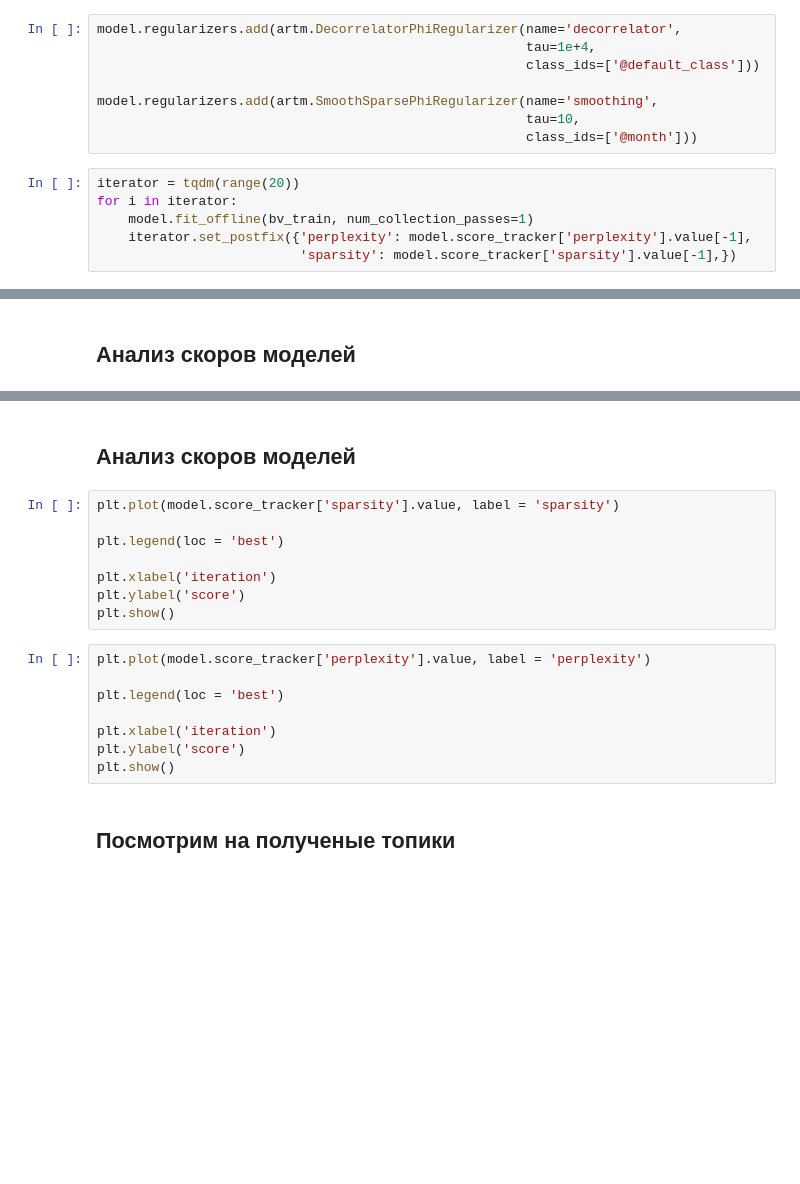
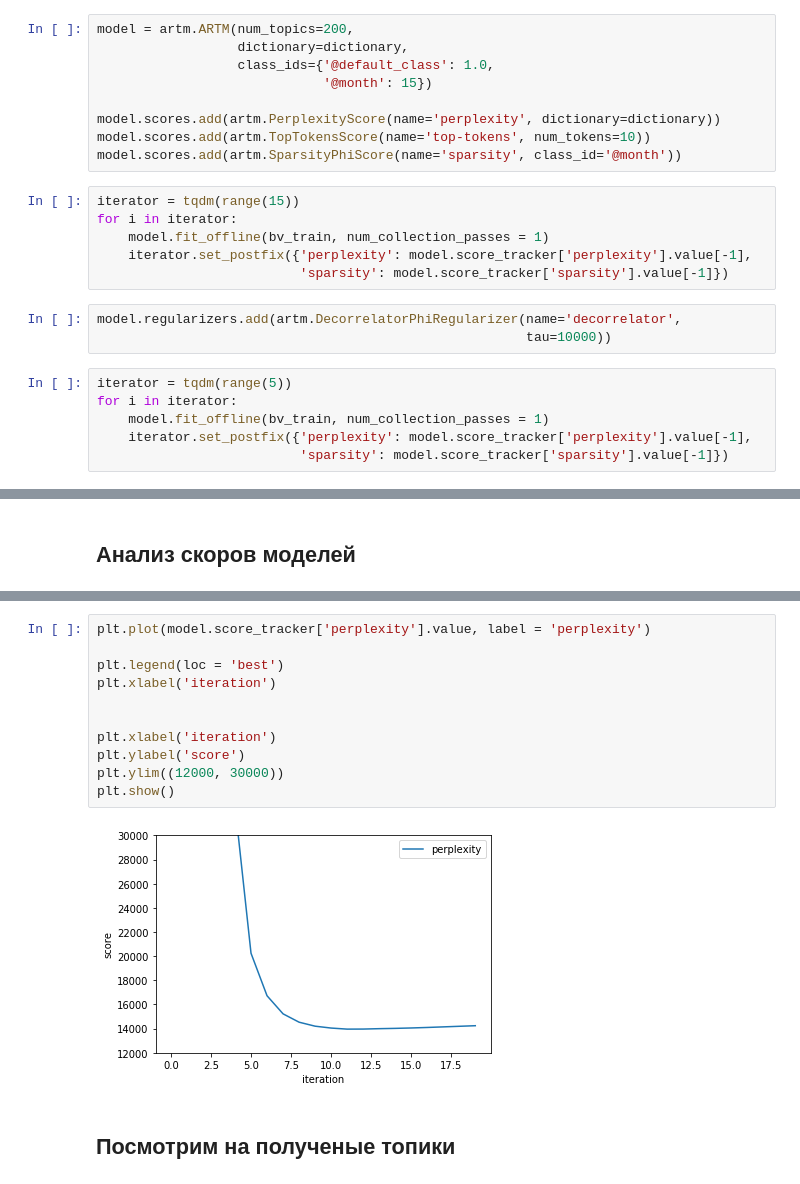
Before and after one commit to andriygav/MachineLearning, a Jupyter notebook: topicmodeling/main.ipynb, the cells around one changed output, grey strips where cells are left out. Cells and saved outputs as stored; diff of their text form; blank space fills up the shorter version.

```diff
--- a/topicmodeling/main.ipynb
+++ b/topicmodeling/main.ipynb
@@ -639,14 +927,24 @@ print(classification_report(y_valid, pred, zero_division=1))
+# %%
+model = artm.ARTM(num_topics=200,
+                  dictionary=dictionary,
+                  class_ids={'@default_class': 1.0,
+                             '@month': 15})
+
+model.scores.add(artm.PerplexityScore(name='perplexity', dictionary=dictionary))
+model.scores.add(artm.TopTokensScore(name='top-tokens', num_tokens=10))
+model.scores.add(artm.SparsityPhiScore(name='sparsity', class_id='@month'))
+# %%
+iterator = tqdm(range(15))
+for i in iterator:
+    model.fit_offline(bv_train, num_collection_passes = 1)
+    iterator.set_postfix({'perplexity': model.score_tracker['perplexity'].value[-1],
+                          'sparsity': model.score_tracker['sparsity'].value[-1]})
 # %%
 model.regularizers.add(artm.DecorrelatorPhiRegularizer(name='decorrelator',
-                                                       tau=1e+4,
-                                                       class_ids=['@default_class']))
-
-model.regularizers.add(artm.SmoothSparsePhiRegularizer(name='smoothing',
-                                                       tau=10,
-                                                       class_ids=['@month']))
+                                                       tau=10000))
 # %%
-iterator = tqdm(range(20))
+iterator = tqdm(range(5))
 for i in iterator:
-    model.fit_offline(bv_train, num_collection_passes=1)
+    model.fit_offline(bv_train, num_collection_passes = 1)
     iterator.set_postfix({'perplexity': model.score_tracker['perplexity'].value[-1],
-                          'sparsity': model.score_tracker['sparsity'].value[-1],})
+                          'sparsity': model.score_tracker['sparsity'].value[-1]})
@@ -667,21 +965,16 @@ plt.show()
-# %% [markdown]
-## Анализ скоров моделей
 # %%
-plt.plot(model.score_tracker['sparsity'].value, label = 'sparsity')
+plt.plot(model.score_tracker['perplexity'].value, label = 'perplexity')
 
 plt.legend(loc = 'best')
+plt.xlabel('iteration')
+
 
 plt.xlabel('iteration')
 plt.ylabel('score')
+plt.ylim((12000, 30000))
 plt.show()
+# %% [output]
+[figure, added]
-# %%
-plt.plot(model.score_tracker['perplexity'].value, label = 'perplexity')
-
-plt.legend(loc = 'best')
-
-plt.xlabel('iteration')
-plt.ylabel('score')
-plt.show()
 # %% [markdown]
 ## Посмотрим на полученые топики
 # %%
```
Also changed, not shown: parts of 66 cells of this notebook.
